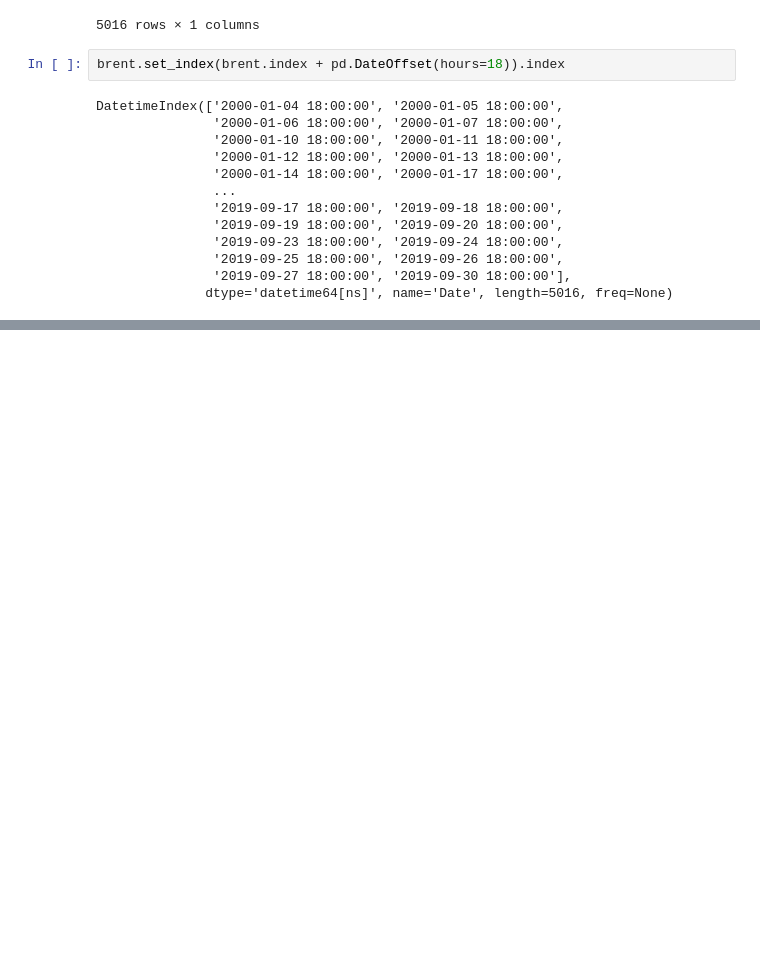
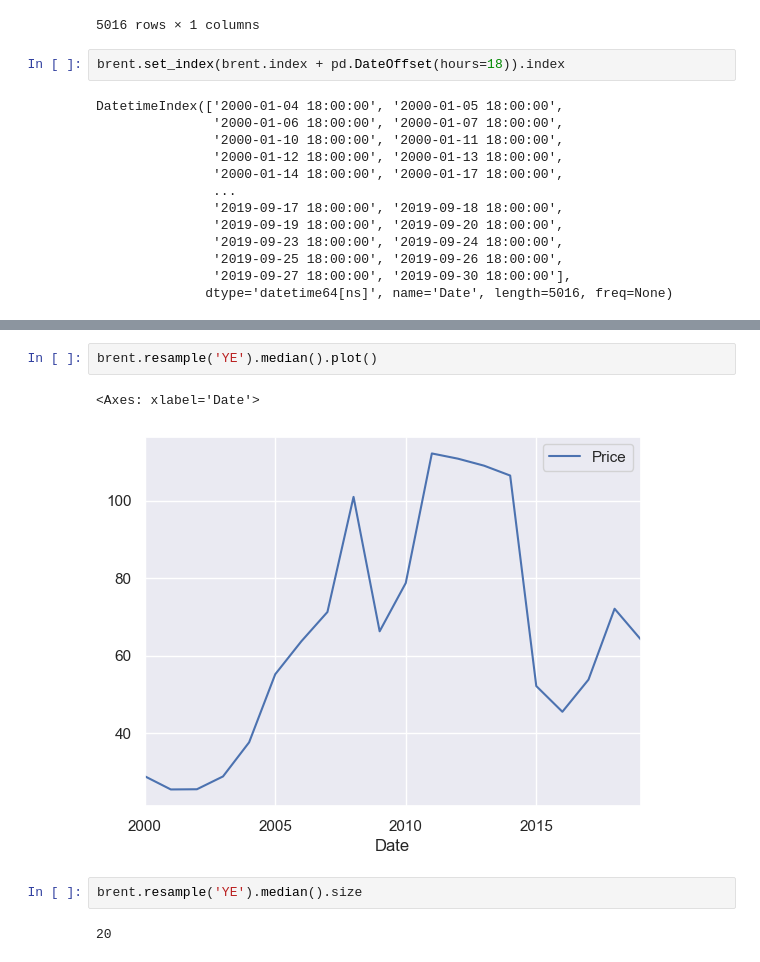
Before and after one commit to emanuelramponi/cp2, a Jupyter notebook: pandas1/section_10_handling_date_and_time.ipynb, the cells around one changed output, grey strips where cells are left out. Saved outputs shown, nothing was run; the diff lists cells and outputs as text; blank space fills up the shorter version.

```diff
--- a/pandas1/section_10_handling_date_and_time.ipynb
+++ b/pandas1/section_10_handling_date_and_time.ipynb
@@ -458,0 +514,9 @@ DatetimeIndex(['2000-01-04 18:00:00', '2000-01-05 18:00:00',
+# %%
+brent.resample('YE').median().plot()
+# %% [output]
+<Axes: xlabel='Date'>
+[figure, added]
+# %%
+brent.resample('YE').median().size
+# %% [output]
+20
```
Also changed, not shown: parts of 46 cells of this notebook, 1 other file.
